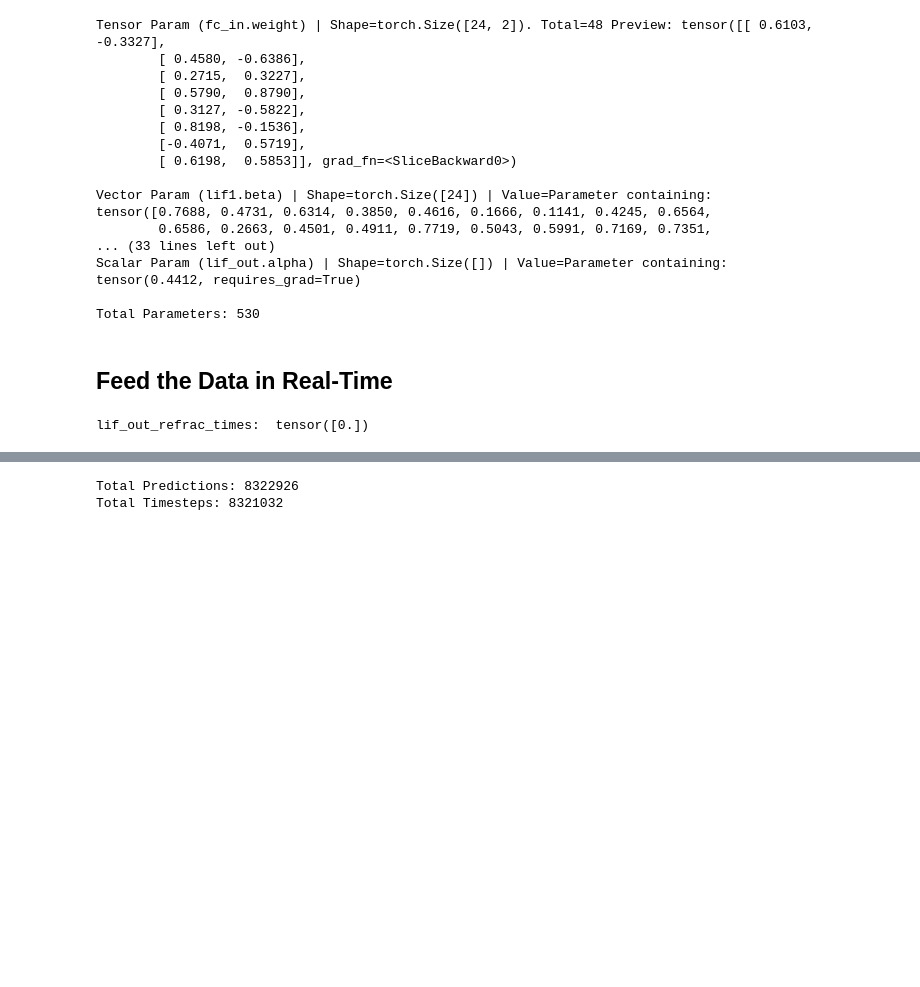
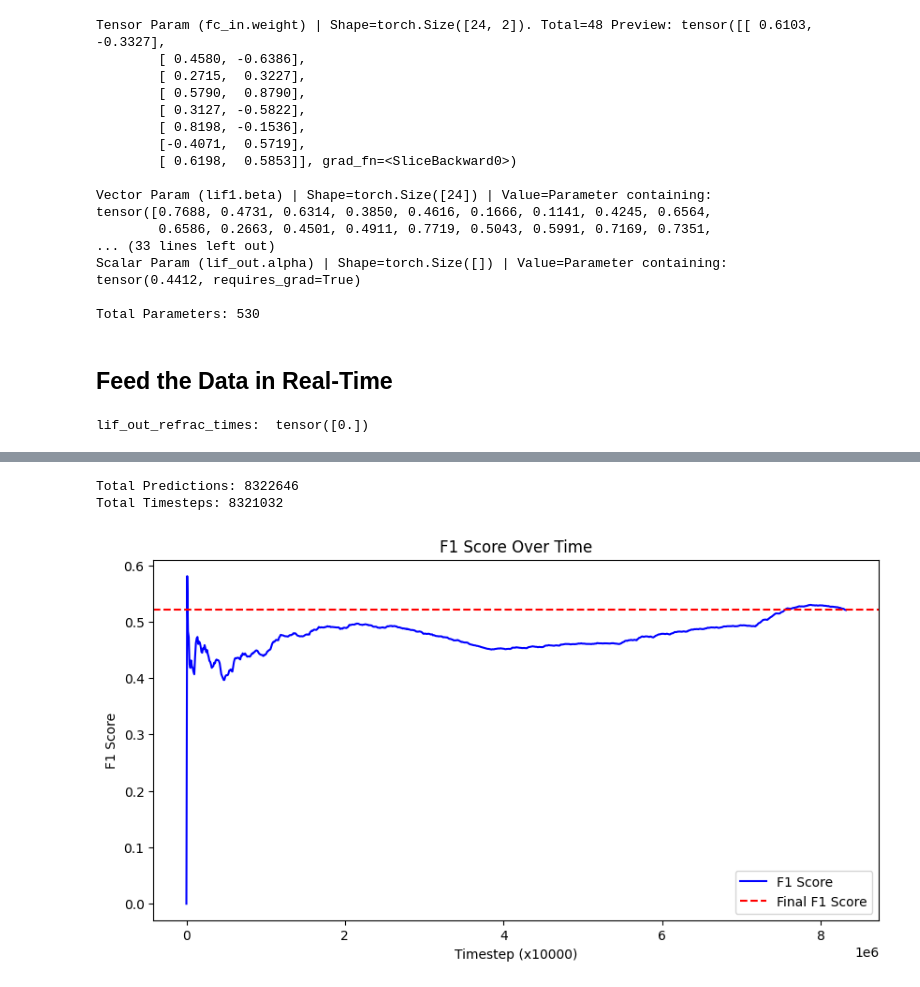
Before and after one commit to pedrofurrix/LAVA_SNN_ripples, a Jupyter notebook: snnTorch/live_test.ipynb, the cells around one changed output, grey strips where cells are left out. Saved outputs shown, nothing was run; the diff lists cells and outputs as text; code cells hidden in the pictures; blank space fills up the shorter version.

```diff
--- a/snnTorch/live_test.ipynb
+++ b/snnTorch/live_test.ipynb
@@ -101,6 +101,21 @@ print("Number of DN spikes: ", np.sum(concat_data[:, 1]))
 # %% [output]
 Number of UP spikes:  275624
 Number of DN spikes:  277940
+# %%
+#### CHOOSE A SEED FOR REPRODUCIBILITY
+SEEDED = True  # Set to True if you want to use a specific seed for reproducibility
+if SEEDED:
+    seed = 9
+    time_duration= 600 # in seconds, the duration of the test
+    window=np.arange(seed*time_duration*1000, (time_duration+seed*time_duration)*1000, 1) # 1000 ms window
+    concat_data=concat_data[window]
+    ripples_window=[]
+    print("Window:", window[0], window[-1])
+    for ripple in ripples_GT:
+        if ripple[1] >= window[0] and ripple[0] <= window[-1]:
+            ripples_window.append(ripple)
+    ripples_window=np.array(ripples_window)
+    ripples_GT=ripples_window-window[0]  # Normalize the GT ripples to the window start time
 # %% [markdown]
 
 ## Point of Situation
@@ -437,6 +452,7 @@ None -> No GT Event is active
 '''
 active_gts = deque()  # Queue of active GT events: each item is (gt_time, remaining_ttl)
 out_spikes=[]
+f1_over_time=[ ] # List to store the F1 score over time
 # Disable gradient calculation for inference
 with torch.no_grad():
     for step in range(total_num_steps):
@@ -547,6 +563,9 @@ with torch.no_grad():
             # If the Output Neuron did not spike -> No HFO detected
             TN += 1     # Increment True Negatives (No HFO detected)
 
+        if step % 10000==0:
+            f1=2*TP/(2*TP+FP+FN) if (TP+FP+FN)>0 else 0
+            f1_over_time.append(f1)
 
         if step % 100000 == 0:
             print(f"Processed step {step}/{total_num_steps} ({(step /total_num_steps) * 100:.2f}%)")
@@ -618,5 +635,19 @@ total_predictions = TP + FP + TN + FN
 print(f"Total Predictions: {total_predictions}")
 print(f"Total Timesteps: {total_num_steps}")
 # %% [output]
-Total Predictions: 8322926
+Total Predictions: 8322646
 Total Timesteps: 8321032
+# %%
+# Plot F1 over time
+import matplotlib.pyplot as plt
+time=np.arange(0,len(concat_data),10000)
+plt.figure(figsize=(10, 5))
+plt.plot(time, f1_over_time, label='F1 Score', color='blue')
+plt.xlabel('Timestep (x10000)')
+plt.ylabel('F1 Score')
+plt.title('F1 Score Over Time')
+plt.axhline(y=f1_score, color='r', linestyle='--', label='Final F1 Score')
+plt.legend()
+plt.show()
+# %% [output]
+[figure, added]
```
Also changed, not shown: parts of 6 cells of this notebook, 50 other files.
